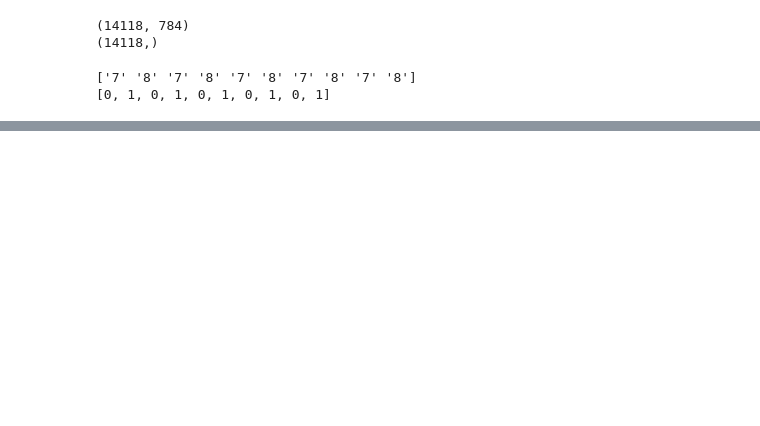
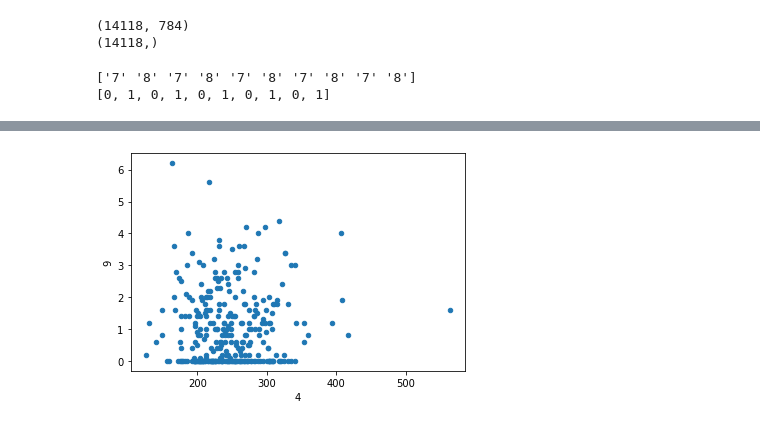
Before and after one commit to Oebele/Deep-lerning-for-beginners, a Jupyter notebook: _Preparing_Data.ipynb, the cells around one changed output, grey strips where cells are left out. Saved outputs shown, nothing was run; the diff lists cells and outputs as text; code cells hidden in the pictures; blank space fills up the shorter version.

```diff
--- a/_Preparing_Data.ipynb
+++ b/_Preparing_Data.ipynb
@@ -106,0 +177,3 @@ print(y[:10])
+# %%
+df = pd.read_csv('processed.cleveland.data', header=None)
+df[[4,9]].describe()
@@ -106,0 +190,4 @@ print(y[:10])
+# %%
+df[[4,9]].plot.scatter(x=4, y=9);
+# %% [output]
+[figure, added]
```
Also changed, not shown: parts of 17 cells of this notebook.
